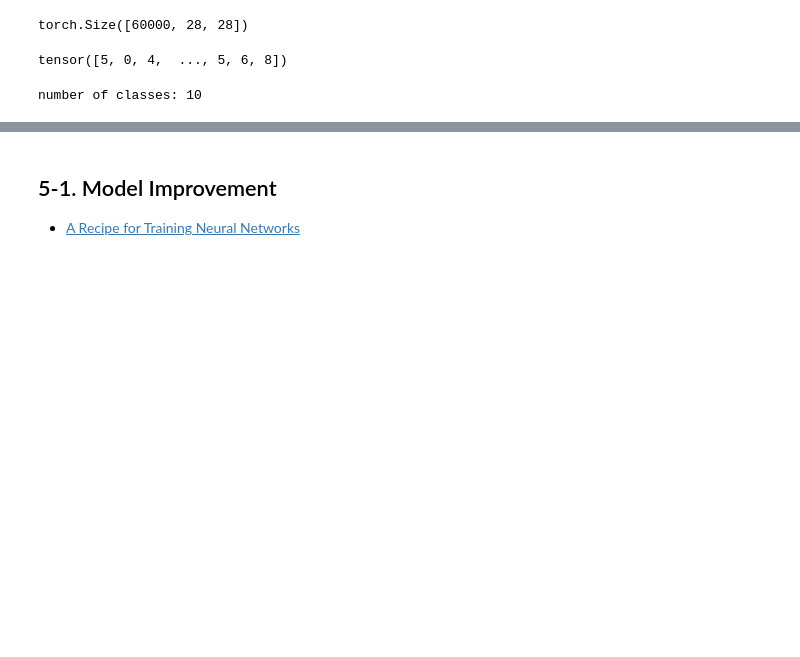
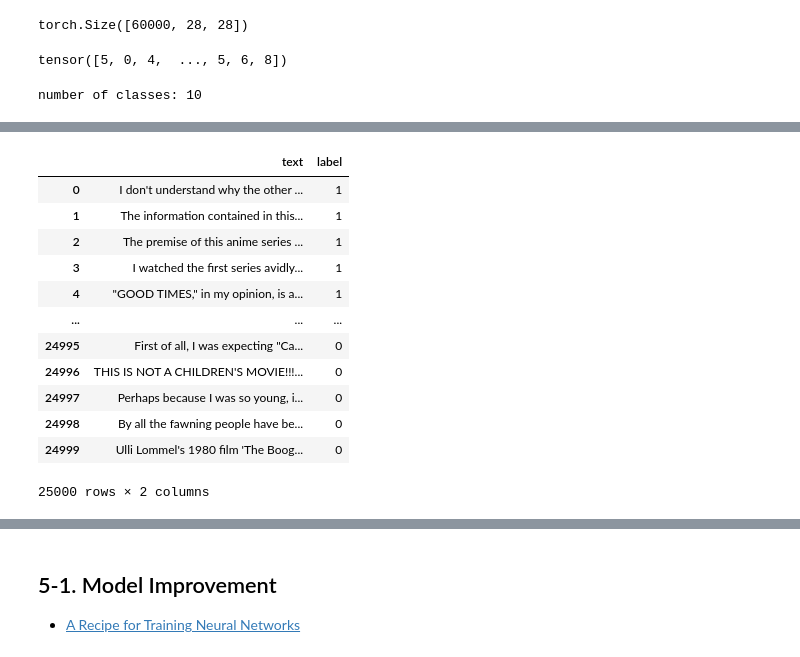
Before and after one commit to yungshun317/torch-nlp, a Jupyter notebook: deep_neural_networks.ipynb, the cells around one changed output, grey strips where cells are left out. Cells and saved outputs as stored; diff of their text form; code cells hidden in the pictures; blank space fills up the shorter version.

```diff
--- a/deep_neural_networks.ipynb
+++ b/deep_neural_networks.ipynb
@@ -1319,0 +1447,17 @@ class LeNet5(nn.Module):
+# %%
+df_train['label'] = df_train['label'].map({'neg': 0, 'pos': 1})
+df_train
+# %% [output]
+|  | text | label |
+| 0 | I don't understand why the other ... | 1 |
+| 1 | The information contained in this... | 1 |
+| 2 | The premise of this anime series ... | 1 |
+| 3 | I watched the first series avidly... | 1 |
+| 4 | "GOOD TIMES," in my opinion, is a... | 1 |
+| ... | ... | ... |
+| 24995 | First of all, I was expecting "Ca... | 0 |
+| 24996 | THIS IS NOT A CHILDREN'S MOVIE!!!... | 0 |
+| 24997 | Perhaps because I was so young, i... | 0 |
+| 24998 | By all the fawning people have be... | 0 |
+| 24999 | Ulli Lommel's 1980 film 'The Boog... | 0 |
+25000 rows × 2 columns
```
Also changed, not shown: parts of 19 cells of this notebook, 1 other file.
